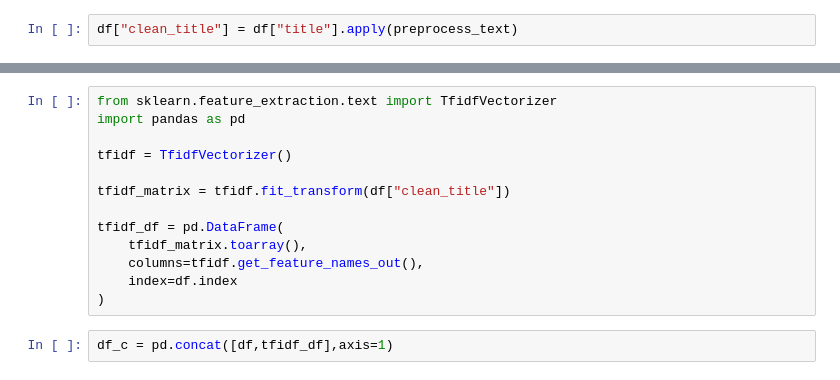
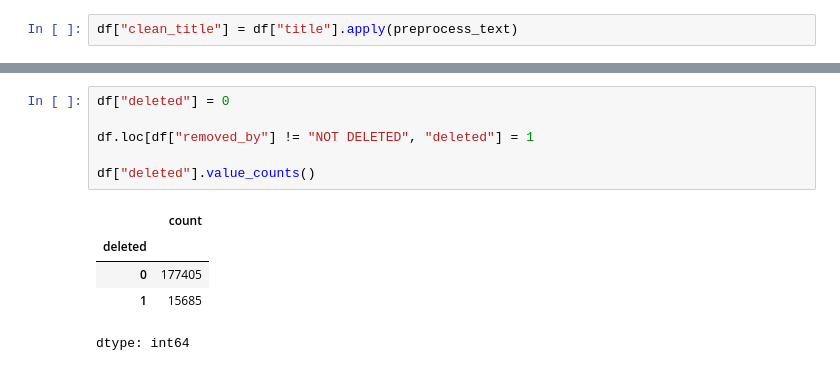
Before and after one commit to raina1234-a/Reddit-Post-Analysis-and-Moderation-Classifier, a Jupyter notebook: reddit_postClassification.ipynb, the cells around one changed output, grey strips where cells are left out. Drawn from its saved outputs; the diff is of its cells as text.

```diff
--- a/reddit_postClassification.ipynb
+++ b/reddit_postClassification.ipynb
@@ -317,15 +259,12 @@ df[["title", "clean_title"]].head(10)
-# %%
-from sklearn.feature_extraction.text import TfidfVectorizer
-import pandas as pd
-
-tfidf = TfidfVectorizer()
-
-tfidf_matrix = tfidf.fit_transform(df["clean_title"])
-
-tfidf_df = pd.DataFrame(
-    tfidf_matrix.toarray(),
-    columns=tfidf.get_feature_names_out(),
-    index=df.index
-)
-# %%
-df_c = pd.concat([df,tfidf_df],axis=1)
+# %%
+df["deleted"] = 0
+
+df.loc[df["removed_by"] != "NOT DELETED", "deleted"] = 1
+
+df["deleted"].value_counts()
+# %% [output]
+|  | count |
+| deleted |  |
+| 0 | 177405 |
+| 1 | 15685 |
+dtype: int64
```
Also changed, not shown: parts of 13 cells of this notebook.
